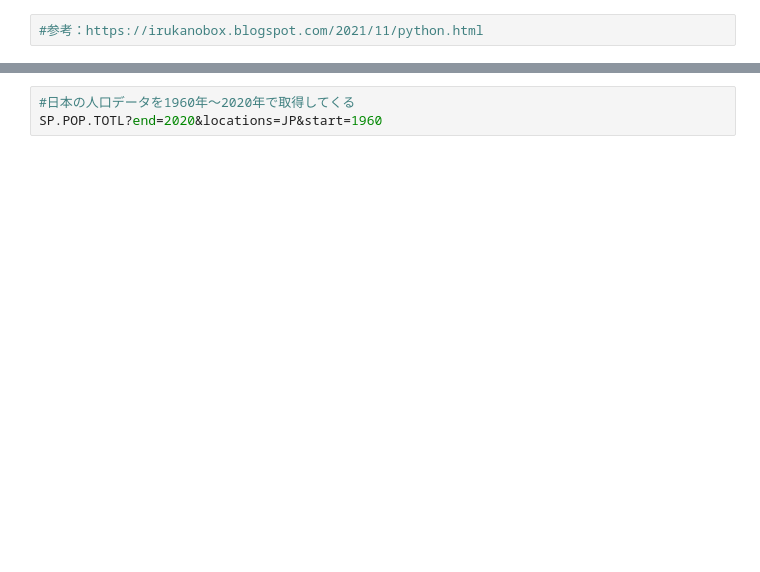
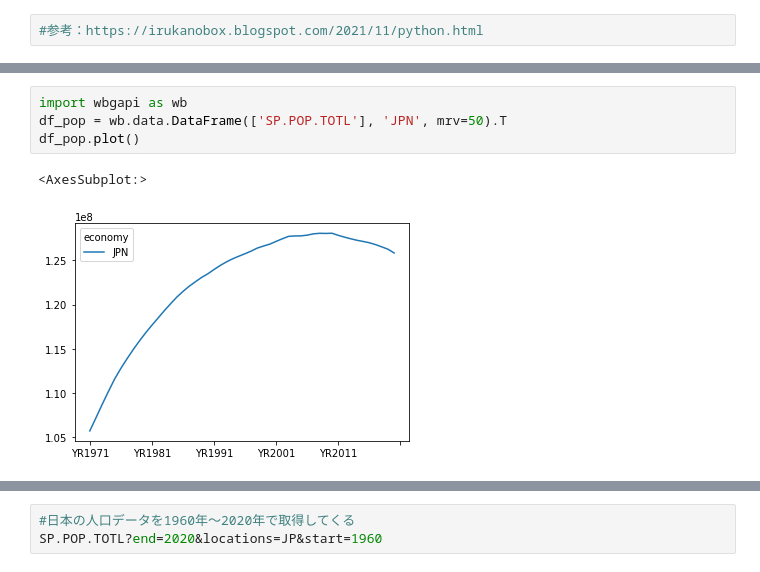
Before and after one commit to takuma-competition/World_Bank_API, a Jupyter notebook: world_bank_api.ipynb, the cells around one changed output, grey strips where cells are left out. Cells and saved outputs as stored; diff of their text form; blank space fills up the shorter version.

```diff
--- a/world_bank_api.ipynb
+++ b/world_bank_api.ipynb
@@ -16,0 +14,7 @@ Successfully installed wbgapi-1.0.7
+# %%
+import wbgapi as wb
+df_pop = wb.data.DataFrame(['SP.POP.TOTL'], 'JPN', mrv=50).T
+df_pop.plot()
+# %% [output]
+<AxesSubplot:>
+[figure, added]
```
Also changed, not shown: parts of 28 cells of this notebook, 2 other files.
